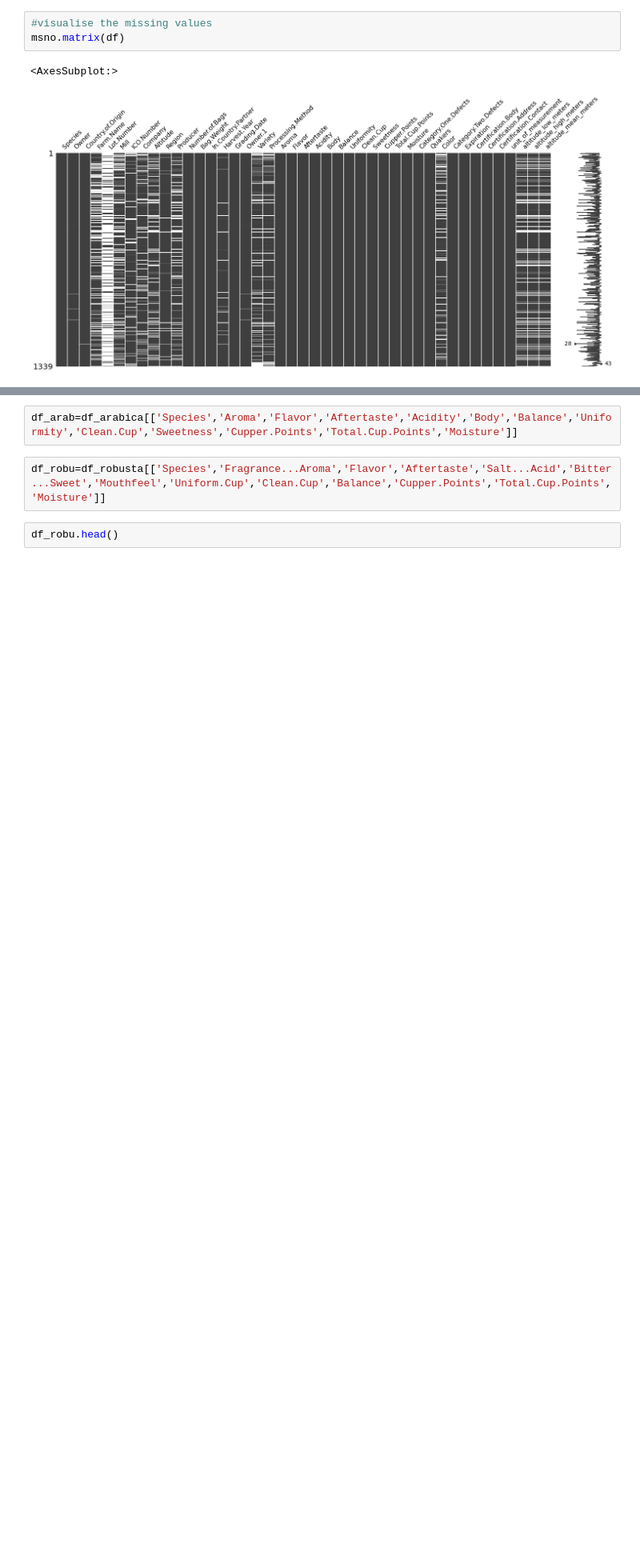
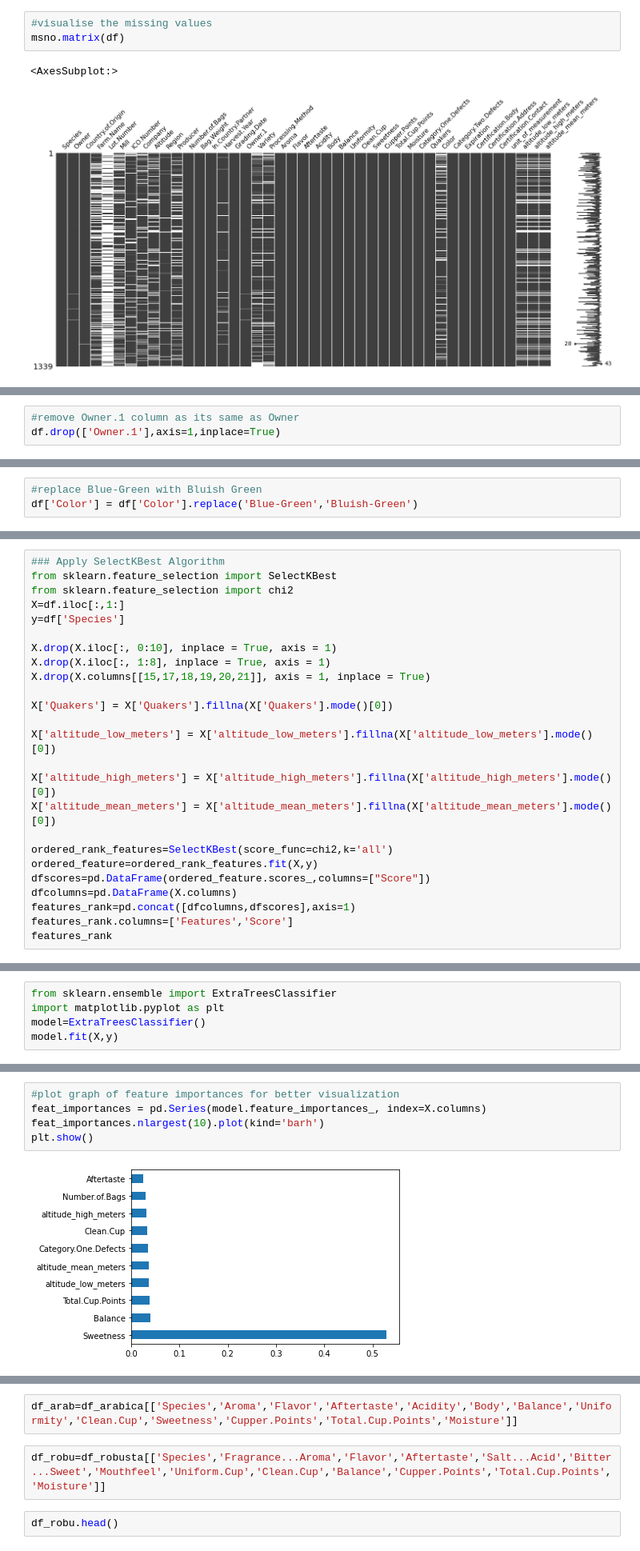
Before and after one commit to UjwalKavalipati/Coffee-Classification-Challenge, a Jupyter notebook: Coffee Classification-Copy1.ipynb, the cells around one changed output, grey strips where cells are left out. Shown at 80% size. Cells and saved outputs as stored; diff of their text form; blank space fills up the shorter version.

```diff
--- a/Coffee Classification-Copy1.ipynb
+++ b/Coffee Classification-Copy1.ipynb
@@ -110,0 +282,3 @@ df.isnull().sum()
+# %%
+#remove Owner.1 column as its same as Owner
+df.drop(['Owner.1'],axis=1,inplace=True)
@@ -110,0 +295,3 @@ df.isnull().sum()
+# %%
+#replace Blue-Green with Bluish Green
+df['Color'] = df['Color'].replace('Blue-Green','Bluish-Green')
@@ -110,0 +396,25 @@ df.isnull().sum()
+# %%
+### Apply SelectKBest Algorithm
+from sklearn.feature_selection import SelectKBest
+from sklearn.feature_selection import chi2
+X=df.iloc[:,1:]
+y=df['Species']
+
+X.drop(X.iloc[:, 0:10], inplace = True, axis = 1)
+X.drop(X.iloc[:, 1:8], inplace = True, axis = 1)
+X.drop(X.columns[[15,17,18,19,20,21]], axis = 1, inplace = True)
+
+X['Quakers'] = X['Quakers'].fillna(X['Quakers'].mode()[0])
+
+X['altitude_low_meters'] = X['altitude_low_meters'].fillna(X['altitude_low_meters'].mode()[0])
+
+X['altitude_high_meters'] = X['altitude_high_meters'].fillna(X['altitude_high_meters'].mode()[0])
+X['altitude_mean_meters'] = X['altitude_mean_meters'].fillna(X['altitude_mean_meters'].mode()[0])
+
+ordered_rank_features=SelectKBest(score_func=chi2,k='all')
+ordered_feature=ordered_rank_features.fit(X,y)
+dfscores=pd.DataFrame(ordered_feature.scores_,columns=["Score"])
+dfcolumns=pd.DataFrame(X.columns)
+features_rank=pd.concat([dfcolumns,dfscores],axis=1)
+features_rank.columns=['Features','Score']
+features_rank
@@ -110,0 +453,5 @@ df.isnull().sum()
+# %%
+from sklearn.ensemble import ExtraTreesClassifier
+import matplotlib.pyplot as plt
+model=ExtraTreesClassifier()
+model.fit(X,y)
@@ -110,0 +467,7 @@ df.isnull().sum()
+# %%
+#plot graph of feature importances for better visualization
+feat_importances = pd.Series(model.feature_importances_, index=X.columns)
+feat_importances.nlargest(10).plot(kind='barh')
+plt.show()
+# %% [output]
+[figure, added]
```
Also changed, not shown: parts of 37 cells of this notebook, 2 other files.
